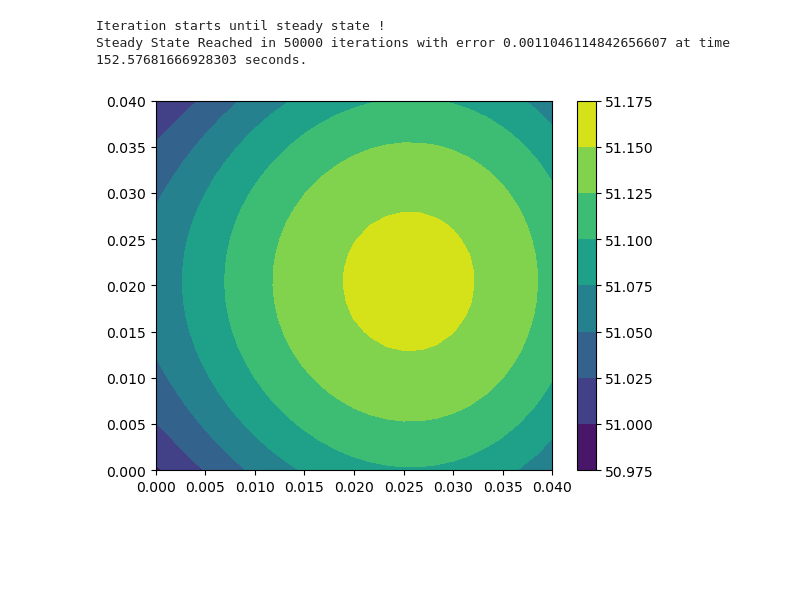
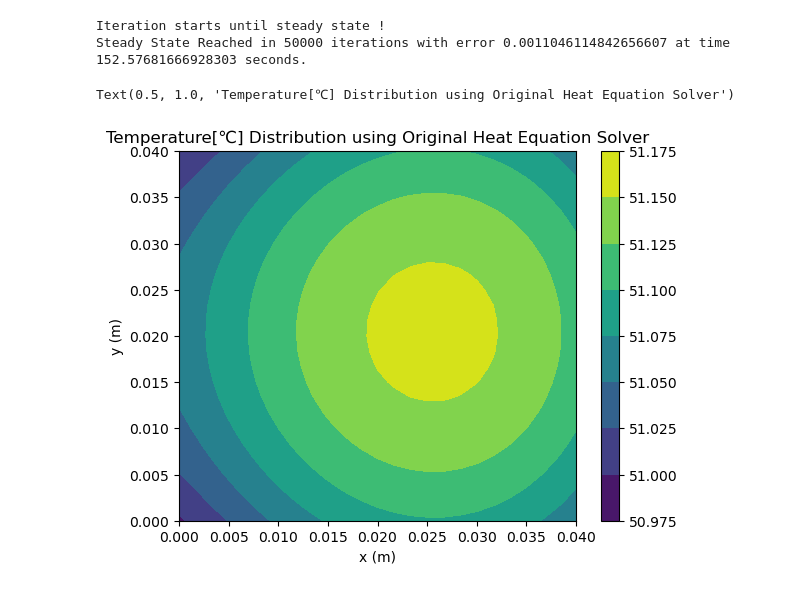
Before and after one commit to mostafakaviri/MECH579_proj, a Jupyter notebook: final_prj_cykwon_initialsovle.ipynb, the cells around one changed output. Cells and saved outputs as stored; diff of their text form; code cells hidden in the pictures; blank space fills up the shorter version.

```diff
--- a/final_prj_cykwon_initialsovle.ipynb
+++ b/final_prj_cykwon_initialsovle.ipynb
@@ -98,8 +94,11 @@ Steady State Reached in 50000 iterations with error 0.0011046114842656607 at tim
 # %%
 # plotting initial T distribution after solving
 fig, ax = plt.subplots()
 contour1 = ax.contourf(heq_init.X, heq_init.Y, heq_init.u - 273)
 fig.colorbar(contour1, ax=ax)
-plt.show()
+ax.set_xlabel('x (m)')
+ax.set_ylabel('y (m)')
+plt.title('Temperature[℃] Distribution using Original Heat Equation Solver')
 # %% [output]
+Text(0.5, 1.0, 'Temperature[℃] Distribution using Original Heat Equation Solver')
-[figure, old version]
+[figure, new version]
```
Also changed, not shown: parts of 9 cells of this notebook, 1 other file.
